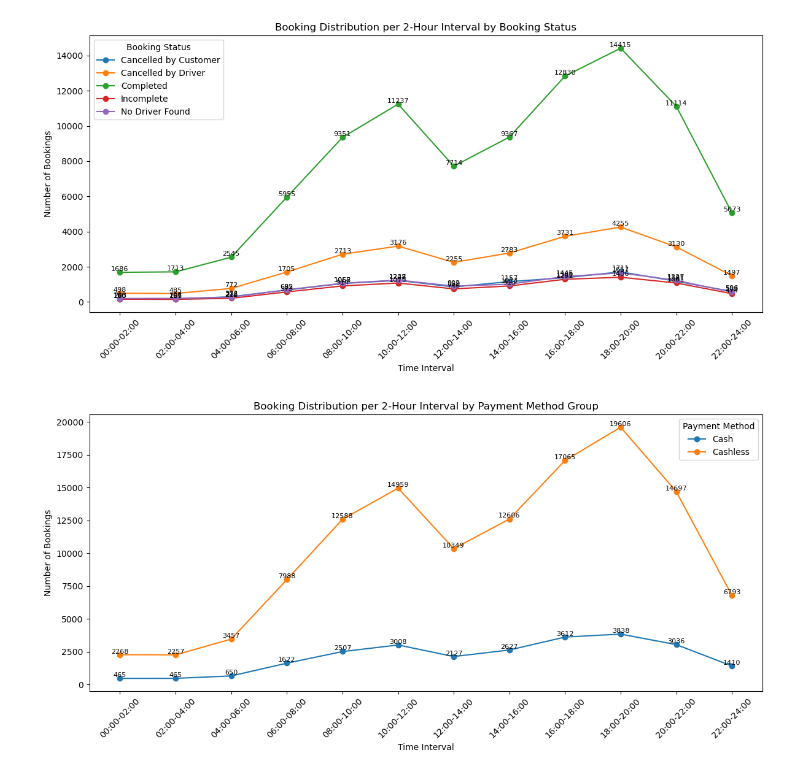
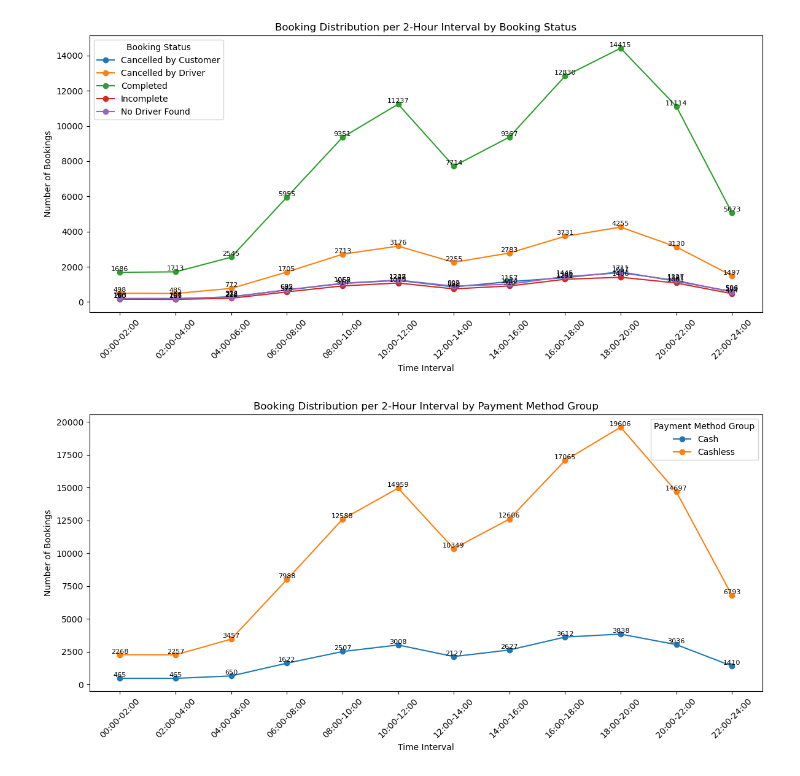
Before and after one commit to FlazeFy2/DS-Uber_Data_Analytics_Dashboard, a Jupyter notebook: exploratory data analysis-line.ipynb, the cells around one changed output. Cells and saved outputs as stored; diff of their text form; code cells hidden in the pictures.

```diff
--- a/exploratory data analysis-line.ipynb
+++ b/exploratory data analysis-line.ipynb
@@ -101,32 +101,32 @@ labels = [f"{str(h).zfill(2)}:00-{str(h+2).zfill(2)}:00" for h in bins[:-1]]
 # Group between 2-hour intervals
 df["Time Group"] = pd.cut(df["Hour"], bins=bins, labels=labels, right=False)
 
 # Categorize Payment
 def categorize_payment(payment):
     if payment == "Cash":
         return "Cash"
     else:
         return "Cashless"
 
 df["Payment Method Group"] = df["Payment Method"].apply(categorize_payment)
 
 # Count bookings per Payment Method Group per interval
 time_counts = df.groupby(["Time Group", "Payment Method Group"], observed=False).size().unstack(fill_value=0)
 
 # Line Chart
 plt.figure(figsize=(12, 6))
 for payment_method_group in time_counts.columns:
     plt.plot(time_counts.index, time_counts[payment_method_group], marker='o', label=payment_method_group)
 # Add labels
 for payment_method_group in time_counts.columns:
     for i, value in enumerate(time_counts[payment_method_group]):
         plt.text(i, value + 0.5, str(value), ha='center', va='bottom', fontsize=8)
 plt.title("Booking Distribution per 2-Hour Interval by Payment Method Group")
 plt.xlabel("Time Interval")
 plt.ylabel("Number of Bookings")
 plt.xticks(rotation=45)
-plt.legend(title="Payment Method")
+plt.legend(title="Payment Method Group")
 plt.tight_layout()
 plt.show()
 # %% [output]
-[figure, old version]
+[figure, new version]
```
Also changed, not shown: parts of 1 cell of this notebook.
